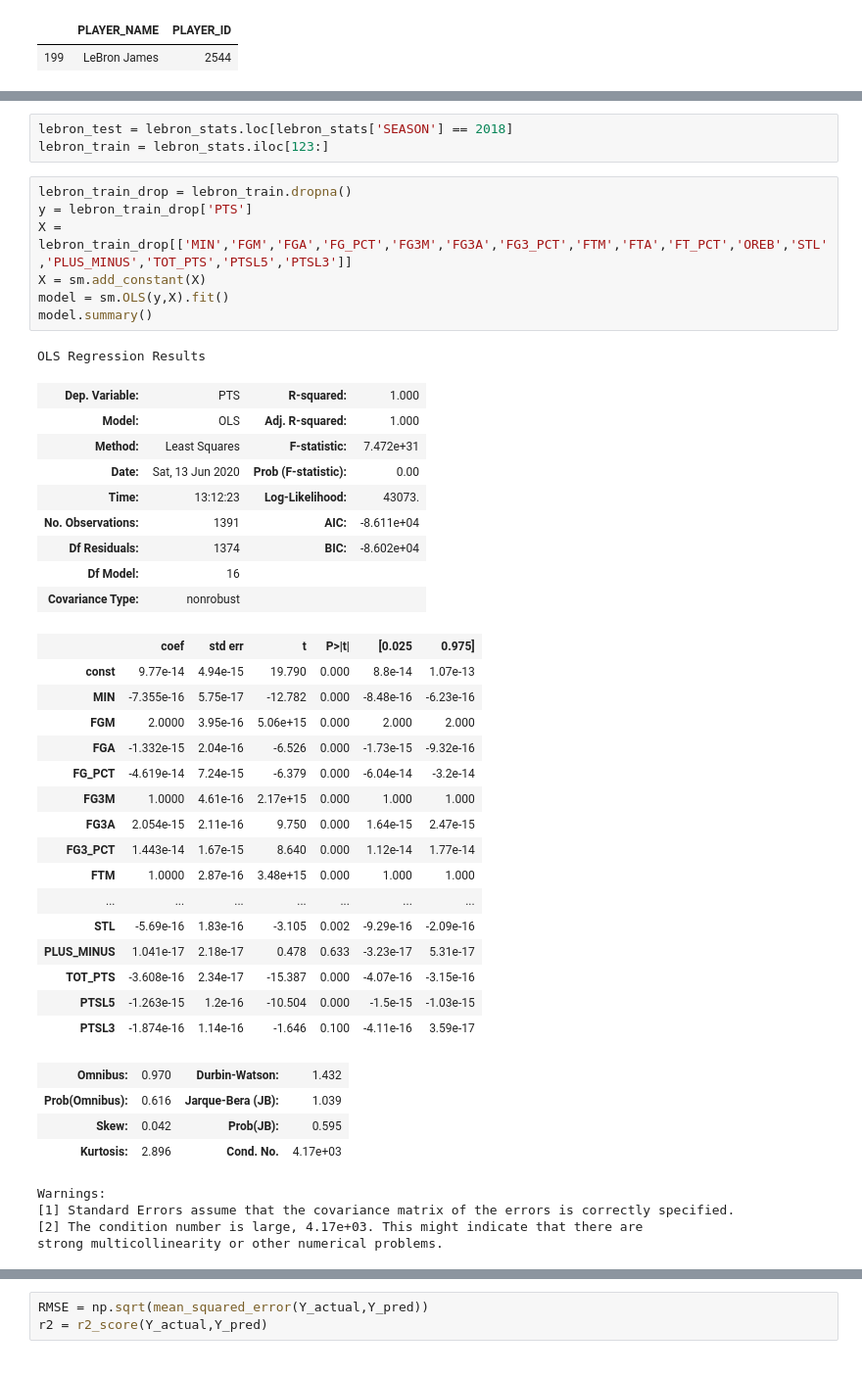
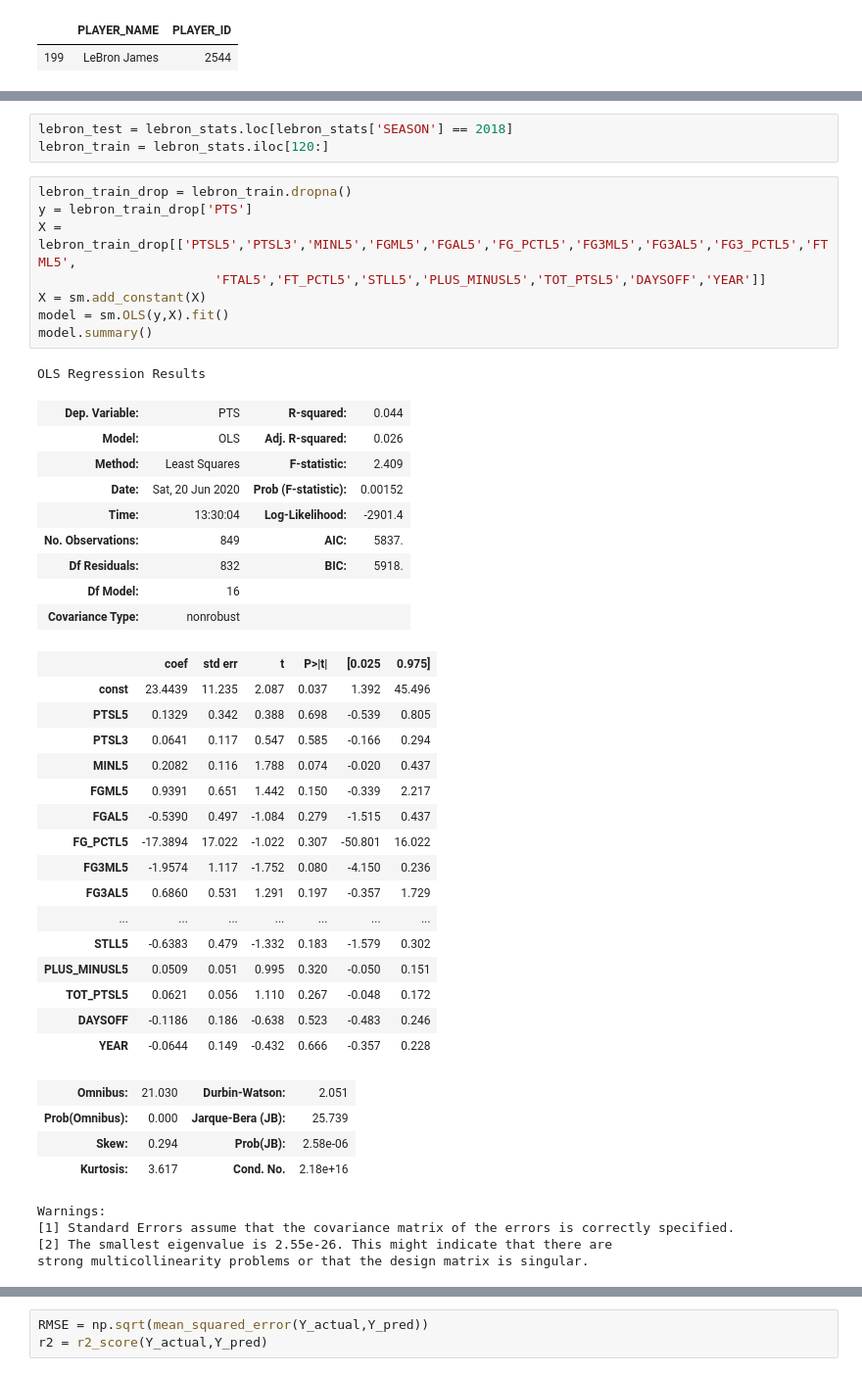
Before and after one commit to thabanenm/Capstone-Project-2, a Jupyter notebook: Capstone Project 2 - Baseline Modeling.ipynb, the cells around one changed output, grey strips where cells are left out. Shown at 98% size. Saved outputs shown, nothing was run; the diff lists cells and outputs as text.

```diff
--- a/Capstone Project 2 - Baseline Modeling.ipynb
+++ b/Capstone Project 2 - Baseline Modeling.ipynb
@@ -45,45 +45,46 @@ lebron_stats
 # %%
 lebron_test = lebron_stats.loc[lebron_stats['SEASON'] == 2018]
-lebron_train = lebron_stats.iloc[123:]
+lebron_train = lebron_stats.iloc[120:]
 # %%
 lebron_train_drop = lebron_train.dropna()
 y = lebron_train_drop['PTS']
-X = lebron_train_drop[['MIN','FGM','FGA','FG_PCT','FG3M','FG3A','FG3_PCT','FTM','FTA','FT_PCT','OREB','STL','PLUS_MINUS','TOT_PTS','PTSL5','PTSL3']]
+X = lebron_train_drop[['PTSL5','PTSL3','MINL5','FGML5','FGAL5','FG_PCTL5','FG3ML5','FG3AL5','FG3_PCTL5','FTML5',
+                       'FTAL5','FT_PCTL5','STLL5','PLUS_MINUSL5','TOT_PTSL5','DAYSOFF','YEAR']]
 X = sm.add_constant(X)
 model = sm.OLS(y,X).fit()
 model.summary()
 # %% [output]
 OLS Regression Results
-| Dep. Variable: | PTS | R-squared: | 1.000 |
-| Model: | OLS | Adj. R-squared: | 1.000 |
-| Method: | Least Squares | F-statistic: | 7.472e+31 |
-| Date: | Sat, 13 Jun 2020 | Prob (F-statistic): | 0.00 |
-| Time: | 13:12:23 | Log-Likelihood: | 43073. |
-| No. Observations: | 1391 | AIC: | -8.611e+04 |
-| Df Residuals: | 1374 | BIC: | -8.602e+04 |
+| Dep. Variable: | PTS | R-squared: | 0.044 |
+| Model: | OLS | Adj. R-squared: | 0.026 |
+| Method: | Least Squares | F-statistic: | 2.409 |
+| Date: | Sat, 20 Jun 2020 | Prob (F-statistic): | 0.00152 |
+| Time: | 13:30:04 | Log-Likelihood: | -2901.4 |
+| No. Observations: | 849 | AIC: | 5837. |
+| Df Residuals: | 832 | BIC: | 5918. |
 | Df Model: | 16 |  |  |
 | Covariance Type: | nonrobust |  |  |
 |  | coef | std err | t | P>|t| | [0.025 | 0.975] |
-| const | 9.77e-14 | 4.94e-15 | 19.790 | 0.000 | 8.8e-14 | 1.07e-13 |
-| MIN | -7.355e-16 | 5.75e-17 | -12.782 | 0.000 | -8.48e-16 | -6.23e-16 |
-| FGM | 2.0000 | 3.95e-16 | 5.06e+15 | 0.000 | 2.000 | 2.000 |
-| FGA | -1.332e-15 | 2.04e-16 | -6.526 | 0.000 | -1.73e-15 | -9.32e-16 |
-| FG_PCT | -4.619e-14 | 7.24e-15 | -6.379 | 0.000 | -6.04e-14 | -3.2e-14 |
-| FG3M | 1.0000 | 4.61e-16 | 2.17e+15 | 0.000 | 1.000 | 1.000 |
-| FG3A | 2.054e-15 | 2.11e-16 | 9.750 | 0.000 | 1.64e-15 | 2.47e-15 |
-| FG3_PCT | 1.443e-14 | 1.67e-15 | 8.640 | 0.000 | 1.12e-14 | 1.77e-14 |
-| FTM | 1.0000 | 2.87e-16 | 3.48e+15 | 0.000 | 1.000 | 1.000 |
+| const | 23.4439 | 11.235 | 2.087 | 0.037 | 1.392 | 45.496 |
+| PTSL5 | 0.1329 | 0.342 | 0.388 | 0.698 | -0.539 | 0.805 |
+| PTSL3 | 0.0641 | 0.117 | 0.547 | 0.585 | -0.166 | 0.294 |
+| MINL5 | 0.2082 | 0.116 | 1.788 | 0.074 | -0.020 | 0.437 |
+| FGML5 | 0.9391 | 0.651 | 1.442 | 0.150 | -0.339 | 2.217 |
+| FGAL5 | -0.5390 | 0.497 | -1.084 | 0.279 | -1.515 | 0.437 |
+| FG_PCTL5 | -17.3894 | 17.022 | -1.022 | 0.307 | -50.801 | 16.022 |
+| FG3ML5 | -1.9574 | 1.117 | -1.752 | 0.080 | -4.150 | 0.236 |
+| FG3AL5 | 0.6860 | 0.531 | 1.291 | 0.197 | -0.357 | 1.729 |
 | ... | ... | ... | ... | ... | ... | ... |
-| STL | -5.69e-16 | 1.83e-16 | -3.105 | 0.002 | -9.29e-16 | -2.09e-16 |
-| PLUS_MINUS | 1.041e-17 | 2.18e-17 | 0.478 | 0.633 | -3.23e-17 | 5.31e-17 |
-| TOT_PTS | -3.608e-16 | 2.34e-17 | -15.387 | 0.000 | -4.07e-16 | -3.15e-16 |
-| PTSL5 | -1.263e-15 | 1.2e-16 | -10.504 | 0.000 | -1.5e-15 | -1.03e-15 |
-| PTSL3 | -1.874e-16 | 1.14e-16 | -1.646 | 0.100 | -4.11e-16 | 3.59e-17 |
+| STLL5 | -0.6383 | 0.479 | -1.332 | 0.183 | -1.579 | 0.302 |
+| PLUS_MINUSL5 | 0.0509 | 0.051 | 0.995 | 0.320 | -0.050 | 0.151 |
+| TOT_PTSL5 | 0.0621 | 0.056 | 1.110 | 0.267 | -0.048 | 0.172 |
+| DAYSOFF | -0.1186 | 0.186 | -0.638 | 0.523 | -0.483 | 0.246 |
+| YEAR | -0.0644 | 0.149 | -0.432 | 0.666 | -0.357 | 0.228 |
-| Omnibus: | 0.970 | Durbin-Watson: | 1.432 |
-| Prob(Omnibus): | 0.616 | Jarque-Bera (JB): | 1.039 |
-| Skew: | 0.042 | Prob(JB): | 0.595 |
-| Kurtosis: | 2.896 | Cond. No. | 4.17e+03 |
+| Omnibus: | 21.030 | Durbin-Watson: | 2.051 |
+| Prob(Omnibus): | 0.000 | Jarque-Bera (JB): | 25.739 |
+| Skew: | 0.294 | Prob(JB): | 2.58e-06 |
+| Kurtosis: | 3.617 | Cond. No. | 2.18e+16 |
 Warnings:
 [1] Standard Errors assume that the covariance matrix of the errors is correctly specified.
-[2] The condition number is large, 4.17e+03. This might indicate that there are
-strong multicollinearity or other numerical problems.
+[2] The smallest eigenvalue is 2.55e-26. This might indicate that there are
+strong multicollinearity problems or that the design matrix is singular.
```
Also changed, not shown: parts of 8 cells of this notebook, 1 other file.
